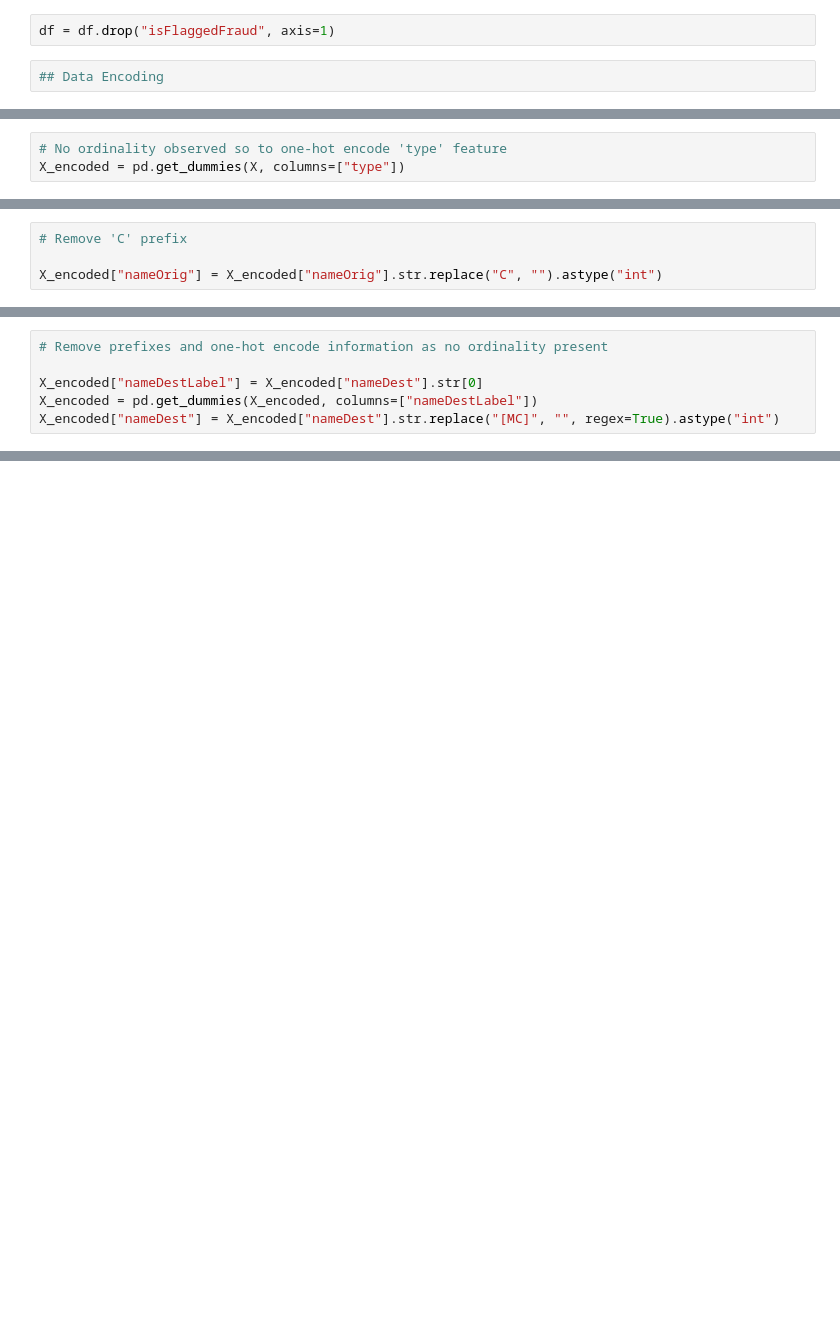
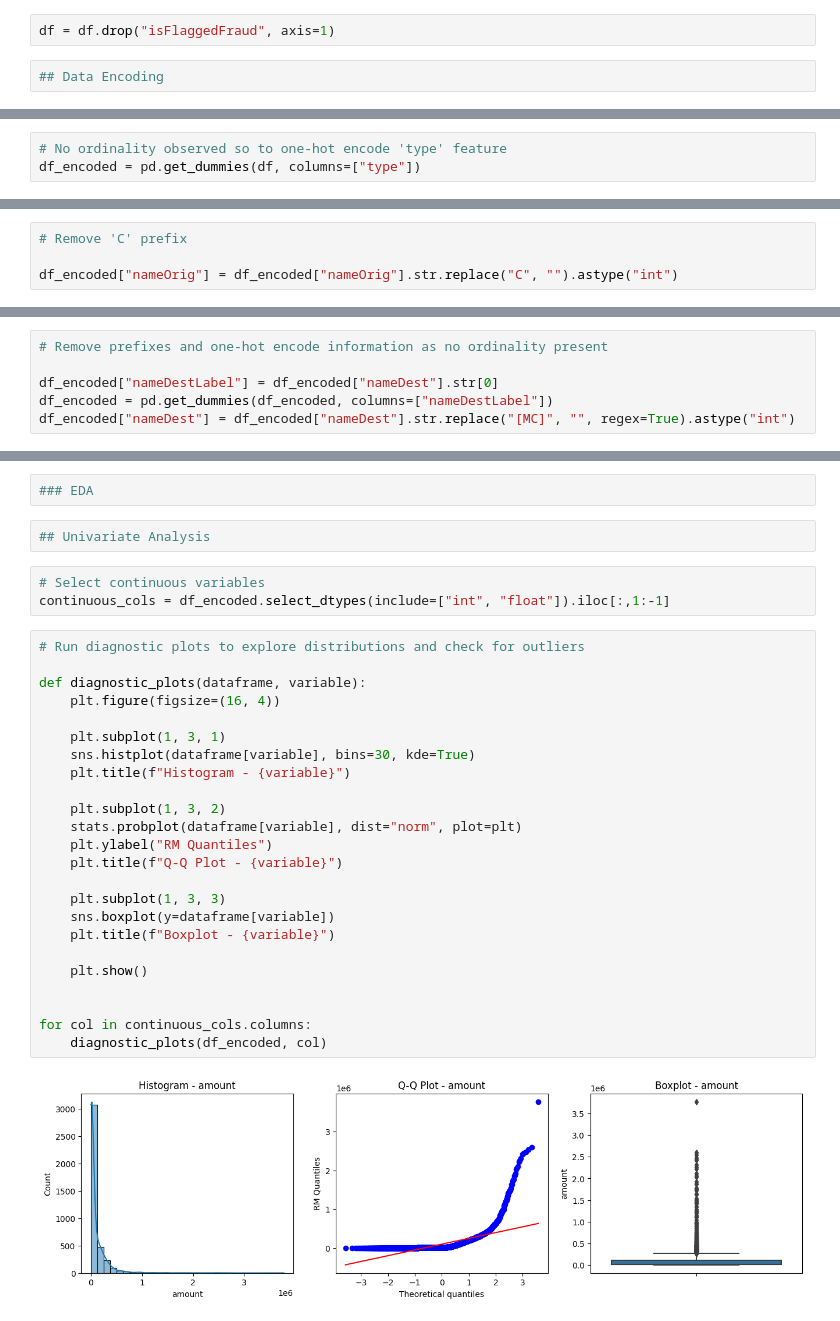
Before and after one commit to mrmarq1/fraud-detection, a Jupyter notebook: fraud_detection.ipynb, the cells around one changed output, grey strips where cells are left out. Drawn from its saved outputs; the diff is of its cells as text; blank space fills up the shorter version.

Commit message:
EDA - univariate analysis

```diff
--- a/fraud_detection.ipynb
+++ b/fraud_detection.ipynb
@@ -121,7 +120,7 @@ DEBIT        232
 Name: count, dtype: Int64
 # %%
 # No ordinality observed so to one-hot encode 'type' feature
-X_encoded = pd.get_dummies(X, columns=["type"])
+df_encoded = pd.get_dummies(df, columns=["type"])
 # %%
 # Check 'nameOrig' to determine uniquness
 
@@ -140,7 +139,7 @@ X_encoded[
 # %%
 # Remove 'C' prefix
 
-X_encoded["nameOrig"] = X_encoded["nameOrig"].str.replace("C", "").astype("int")
+df_encoded["nameOrig"] = df_encoded["nameOrig"].str.replace("C", "").astype("int")
 # %%
 # As with 'nameOrig', check 'nameDest' for any entries not conforming to observed pattern and for any leading zeroes after letter
 
@@ -152,7 +151,7 @@ X_encoded[
 # %%
 # Remove prefixes and one-hot encode information as no ordinality present
 
-X_encoded["nameDestLabel"] = X_encoded["nameDest"].str[0]
-X_encoded = pd.get_dummies(X_encoded, columns=["nameDestLabel"])
-X_encoded["nameDest"] = X_encoded["nameDest"].str.replace("[MC]", "", regex=True).astype("int")
+df_encoded["nameDestLabel"] = df_encoded["nameDest"].str[0]
+df_encoded = pd.get_dummies(df_encoded, columns=["nameDestLabel"])
+df_encoded["nameDest"] = df_encoded["nameDest"].str.replace("[MC]", "", regex=True).astype("int")
 # %%
@@ -177,0 +177,33 @@ memory usage: 246.2 KB
+# %%
+### EDA
+# %%
+## Univariate Analysis
+# %%
+# Select continuous variables
+continuous_cols = df_encoded.select_dtypes(include=["int", "float"]).iloc[:,1:-1]
+# %%
+# Run diagnostic plots to explore distributions and check for outliers
+
+def diagnostic_plots(dataframe, variable):
+    plt.figure(figsize=(16, 4))
+
+    plt.subplot(1, 3, 1)
+    sns.histplot(dataframe[variable], bins=30, kde=True)
+    plt.title(f"Histogram - {variable}")
+
+    plt.subplot(1, 3, 2)
+    stats.probplot(dataframe[variable], dist="norm", plot=plt)
+    plt.ylabel("RM Quantiles")
+    plt.title(f"Q-Q Plot - {variable}")
+
+    plt.subplot(1, 3, 3)
+    sns.boxplot(y=dataframe[variable])
+    plt.title(f"Boxplot - {variable}")
+
+    plt.show()
+
+
+for col in continuous_cols.columns:
+    diagnostic_plots(df_encoded, col)
+# %% [output]
+[figure, added]
```
Also changed, not shown: parts of 12 cells of this notebook.
